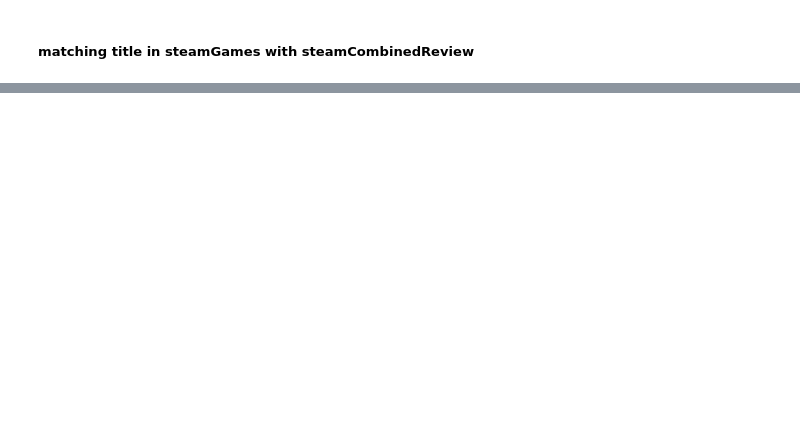
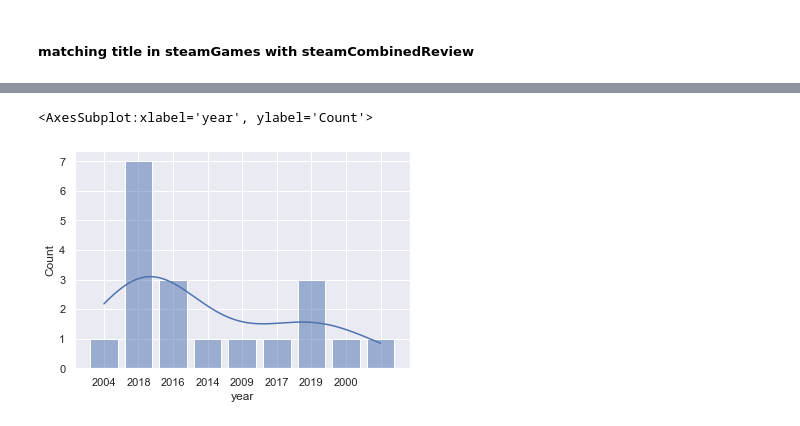
Before and after one commit to pyaepyaelily/videoGame, a Jupyter notebook: videoGame.ipynb, the cells around one changed output, grey strips where cells are left out. Saved outputs shown, nothing was run; the diff lists cells and outputs as text; code cells hidden in the pictures; blank space fills up the shorter version.

```diff
--- a/videoGame.ipynb
+++ b/videoGame.ipynb
@@ -153,0 +93,6 @@ sb.barplot(x="genre", y="count", data=df, ax=ax)
+# %%
+steamUniqueTitle['genre'] = steamUniqueTitle.genre.str.replace(',Early Access?', '')
+steamUniqueTitle['genre'] = steamUniqueTitle.genre.str.replace(',Massively Multiplayer?', '')
+steamUniqueTitle['genre'] = steamUniqueTitle.genre.str.replace('Massively Multiplayer,?', '')
+steamUniqueTitle['genre'] = steamUniqueTitle.genre.str.replace(',Free to Play?', '')
+steamUniqueTitle['genre'] = steamUniqueTitle.genre.str.replace('Free to Play,?', '')
@@ -153,0 +119,2 @@ sb.barplot(x="genre", y="count", data=df, ax=ax)
+# %%
+steamUniqueTitle['release_date'] = steamUniqueTitle.release_date.str.replace('Coming Soon' , '')
@@ -153,0 +157,6 @@ sb.barplot(x="genre", y="count", data=df, ax=ax)
+# %%
+steamGenre_Date = steamUniqueTitle.drop(columns=['title', 'genre1', 'genre2', 'genre3','genre4','genre5','genre6'])
+# storing first 3 letters of name as username
+steamGenre_Date['year'] = steamGenre_Date['release_date'].str.slice(-4)
+
+steamGenre_Date
@@ -153,0 +177,7 @@ sb.barplot(x="genre", y="count", data=df, ax=ax)
+# %%
+options = ['Action']
+
+# selecting rows based on condition
+rslt_df = steamGenre_Date[steamGenre_Date['genre'].isin(options)]
+
+rslt_df
@@ -153,0 +202,5 @@ sb.barplot(x="genre", y="count", data=df, ax=ax)
+# %%
+sb.histplot(data=rslt_df, x="year", shrink=.8,  kde=True)
+# %% [output]
+<AxesSubplot:xlabel='year', ylabel='Count'>
+[figure, added]
```
Also changed, not shown: parts of 32 cells of this notebook.
